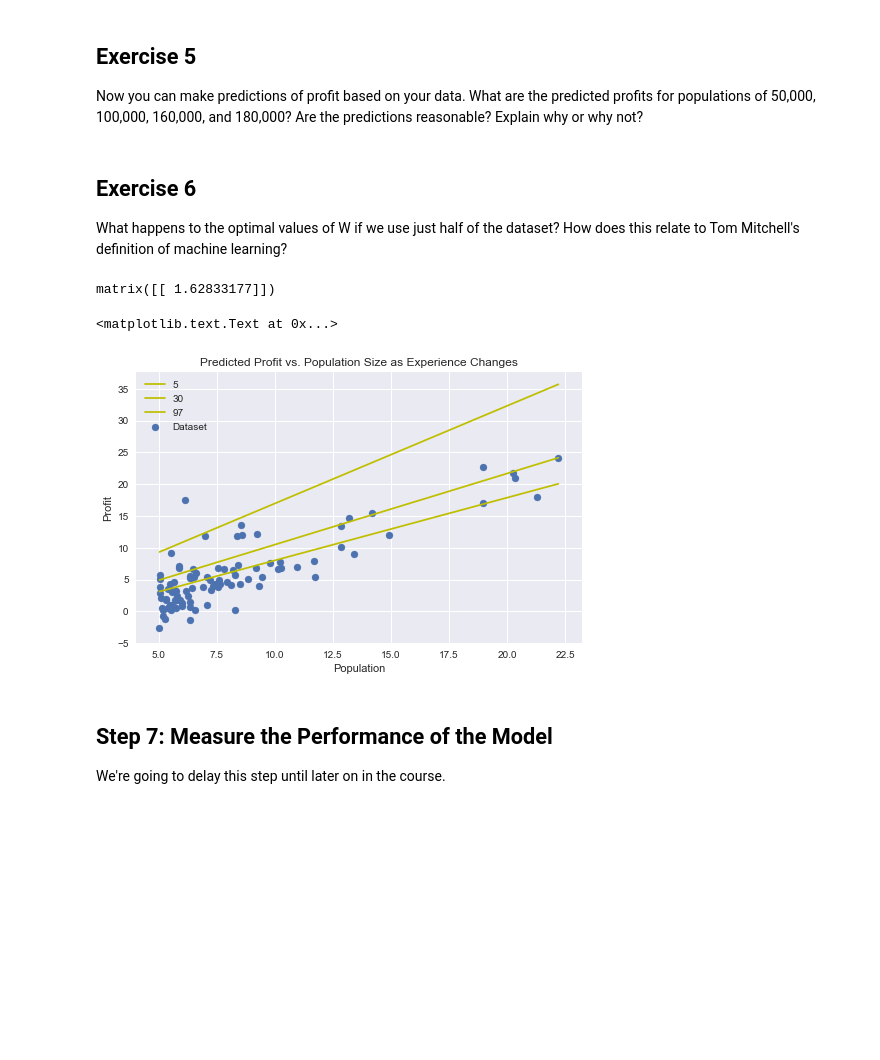
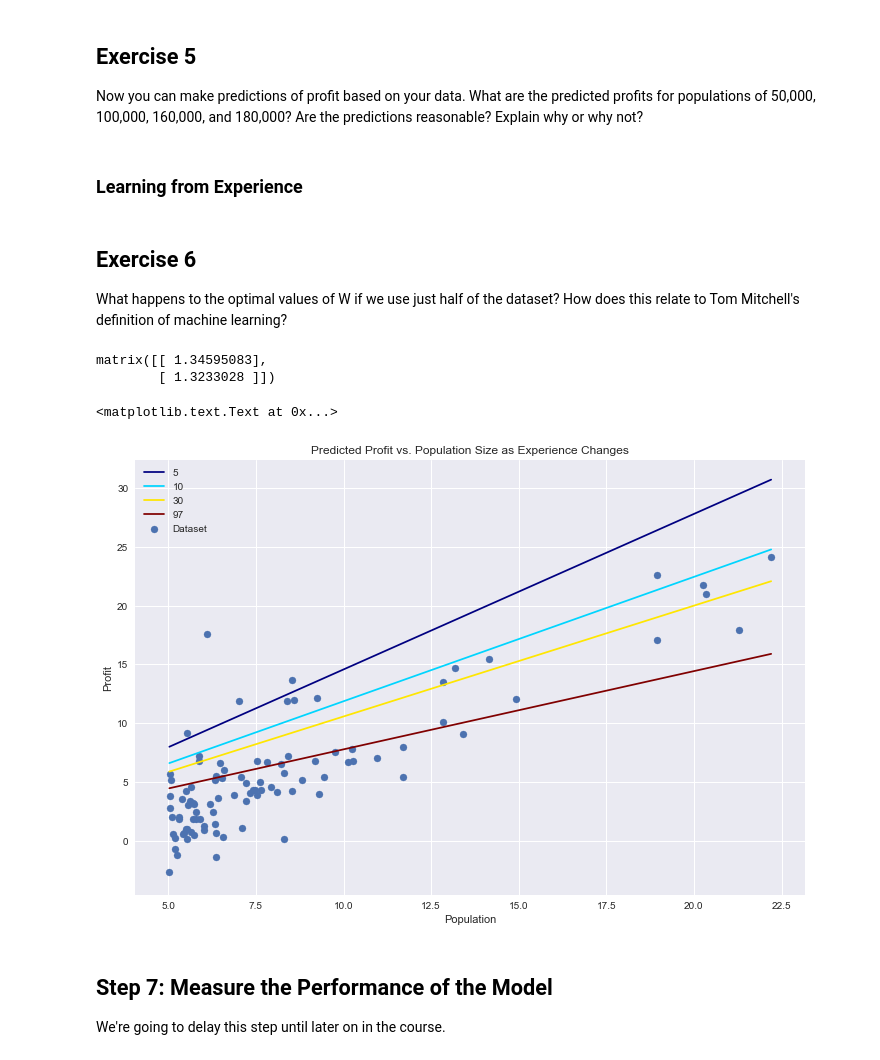
Before and after one commit to baiaooo/MLCourse, a Jupyter notebook: Notebooks/Regression-with-a-Single-Feature.ipynb, the cells around one changed output. Cells and saved outputs as stored; diff of their text form; code cells hidden in the pictures; blank space fills up the shorter version.

```diff
--- a/Notebooks/Regression-with-a-Single-Feature.ipynb
+++ b/Notebooks/Regression-with-a-Single-Feature.ipynb
@@ -474,0 +527,7 @@ print(['${:5,.0f}'.format(profit) for profit in profits])
+# %%
+# Test it out
+# From https://stackoverflow.com/questions/31883097/
+cmap = plt.get_cmap('jet')
+plot_colors = cmap(np.linspace(0, 1, len(combos_list)))
+for i, (combo, color) in enumerate(zip(combos_list, plot_colors), 1):
+    plt.plot(x, np.sin(x)/i, label=combo, c=color)
@@ -474,0 +536,14 @@ print(['${:5,.0f}'.format(profit) for profit in profits])
+# %%
+# Create 100 equally spaced values going from the minimum value of population
+# to the maximum value of the population in the dataset.
+x = np.linspace(data.Population.min(), data.Population.max(), 100)
+f_list = [(W_values[i][0] * 1) + (W_values[i][1] * x).T for i in range(len(W_values))]
+fig, ax = plt.subplots(figsize=(12,8))
+#[ax.plot(x, f_list[i], 'r', label=combos_list[i]) for i in range(len(f_list))]
+for i, (combo, color) in enumerate(zip(combos_list, plot_colors), 1):
+    ax.plot(x, f_list[i-1], label=combo, c=color)
+ax.scatter(data.Population, data.Profit, label='Dataset')
+ax.legend(loc='upper left')
+ax.set_xlabel('Population')
+ax.set_ylabel('Profit')
+ax.set_title('Predicted Profit vs. Population Size as Hyperparameters Change')
@@ -476,33 +554,42 @@ print(['${:5,.0f}'.format(profit) for profit in profits])
 ## Exercise 5
 
 Now you can make predictions of profit based on your data. What are the predicted profits for populations of 50,000, 100,000, 160,000, and 180,000? Are the predictions reasonable? Explain why or why not?
+# %% [markdown]
+### Learning from Experience
 # %% [markdown]
 ## Exercise 6
 
 What happens to the optimal values of W if we use just half of the dataset? How does this relate to Tom Mitchell's definition of machine learning?
 # %%
-dataset_sizes = [5, 30, len(X)]
-gdResults = [gradientDescent(X[0:dataset_sizes[i]], y[0:dataset_sizes[i]], W_init, num_iters, learning_rate) for i in range(len(dataset_sizes))]
+dataset_sizes = [5, 10, 30, len(X)]
+gdResults = [gradientDescent(X[0:dataset_sizes[i]], y[0:dataset_sizes[i]], \
+                             W_init, num_iters, learning_rate) for i in range(len(dataset_sizes))]
+# %%
+cmap2 = plt.get_cmap('jet')
+plot_colors2 = cmap2(np.linspace(0, 1, len(dataset_sizes)))
 # %%
 W_values = [gdResults[i][0] for i in range(len(gdResults))]
-W_values[0][0]
+W_values[0]
 # %% [output]
-matrix([[ 1.62833177]])
+matrix([[ 1.34595083],
+        [ 1.3233028 ]])
 # %%
 # Create 100 equally spaced values going from the minimum value of population
 # to the maximum value of the population in the dataset.
 x = np.linspace(data.Population.min(), data.Population.max(), 100)
 f_list = [(W_values[i][0] * 1) + (W_values[i][1] * x).T for i in range(len(W_values))]
-fig, ax = plt.subplots(figsize=(8,5))
-[ax.plot(x, f_list[i], 'y', label=dataset_sizes[i]) for i in range(len(f_list))]
+fig, ax = plt.subplots(figsize=(12,8))
+#[ax.plot(x, f_list[i], 'y', label=dataset_sizes[i]) for i in range(len(f_list))]
+for i, (dataset, color) in enumerate(zip(dataset_sizes, plot_colors2), 1):
+    ax.plot(x, f_list[i-1], label=dataset, c=color)
 ax.scatter(data.Population, data.Profit, label='Dataset')
 ax.legend(loc='upper left')
 ax.set_xlabel('Population')
 ax.set_ylabel('Profit')
 ax.set_title('Predicted Profit vs. Population Size as Experience Changes')
 # %% [output]
 <matplotlib.text.Text at 0x...>
-[figure, old version]
+[figure, new version]
 # %% [markdown]
 ## Step 7: Measure the Performance of the Model
 
```
Also changed, not shown: parts of 20 cells of this notebook, 16 other files.
